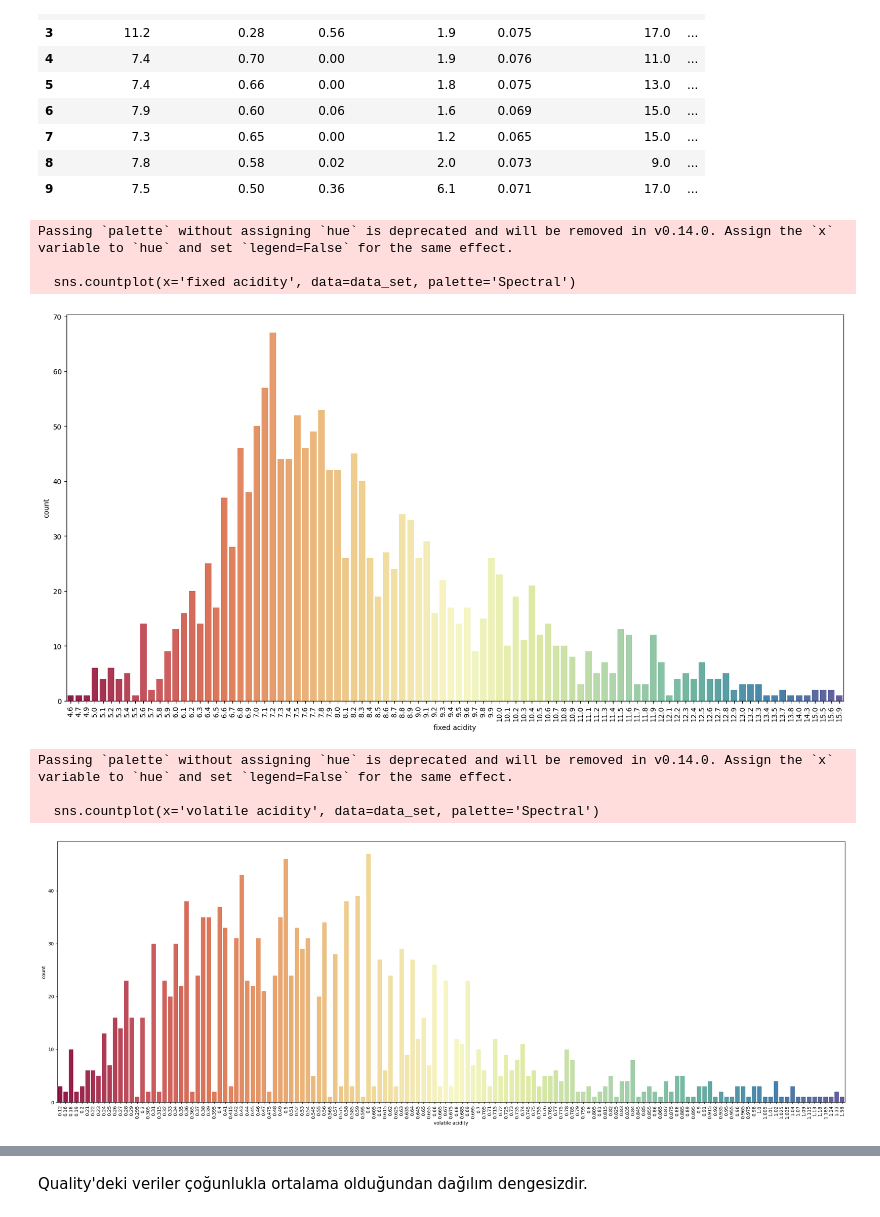
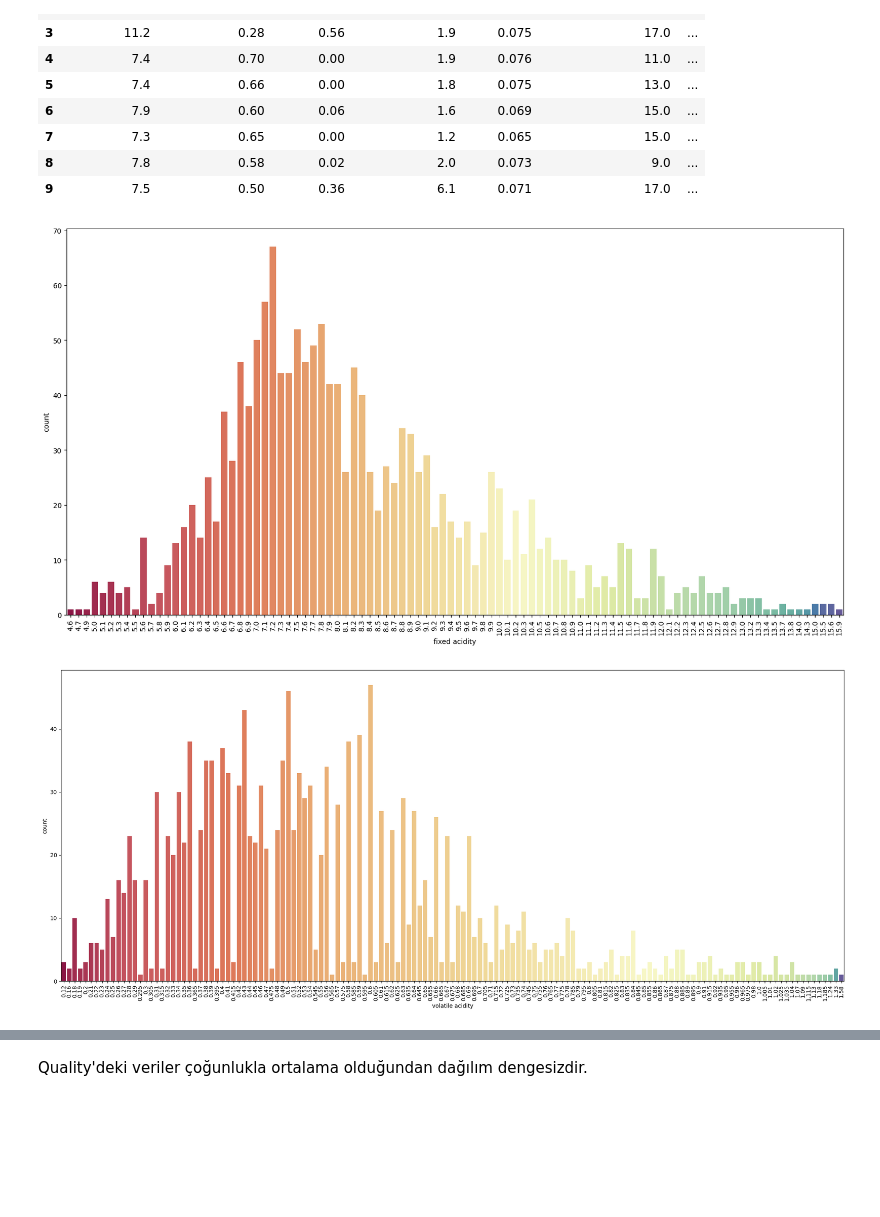
Before and after one commit to YarenAyan/Akbank-Machine-Learning-Bootcamp, a Jupyter notebook: AkbankML.ipynb, the cells around one changed output, grey strips where cells are left out. Saved outputs shown, nothing was run; the diff lists cells and outputs as text; code cells hidden in the pictures; blank space fills up the shorter version.

```diff
--- a/AkbankML.ipynb
+++ b/AkbankML.ipynb
@@ -61,23 +61,17 @@ data_set.head(10)
 | 9 | 7.5 | 0.50 | 0.36 | 6.1 | 0.071 | 17.0 | ... |
 # %%
 plt.figure(figsize=(20, 10))
-sns.countplot(x='fixed acidity', data=data_set, palette='Spectral')
+sns.countplot(x='fixed acidity', data=data_set, hue='fixed acidity', palette='Spectral', legend=False)
 plt.xticks(rotation=90)
 plt.show()
 # %% [output]
-Passing `palette` without assigning `hue` is deprecated and will be removed in v0.14.0. Assign the `x` variable to `hue` and set `legend=False` for the same effect.
-
-  sns.countplot(x='fixed acidity', data=data_set, palette='Spectral')
-[figure, old version]
+[figure, new version]
 # %%
-plt.figure(figsize=(30, 10))
-sns.countplot(x='volatile acidity', data=data_set, palette='Spectral')
+plt.figure(figsize=(25, 10))
+sns.countplot(x='volatile acidity', data=data_set, hue='volatile acidity', palette='Spectral', legend=False)
 plt.xticks(rotation=90)
 plt.show()
 # %% [output]
-Passing `palette` without assigning `hue` is deprecated and will be removed in v0.14.0. Assign the `x` variable to `hue` and set `legend=False` for the same effect.
-
-  sns.countplot(x='volatile acidity', data=data_set, palette='Spectral')
-[figure, old version]
+[figure, new version]
 # %%
 plt.figure(figsize=(20, 10))
```
Also changed, not shown: parts of 3 cells of this notebook.
